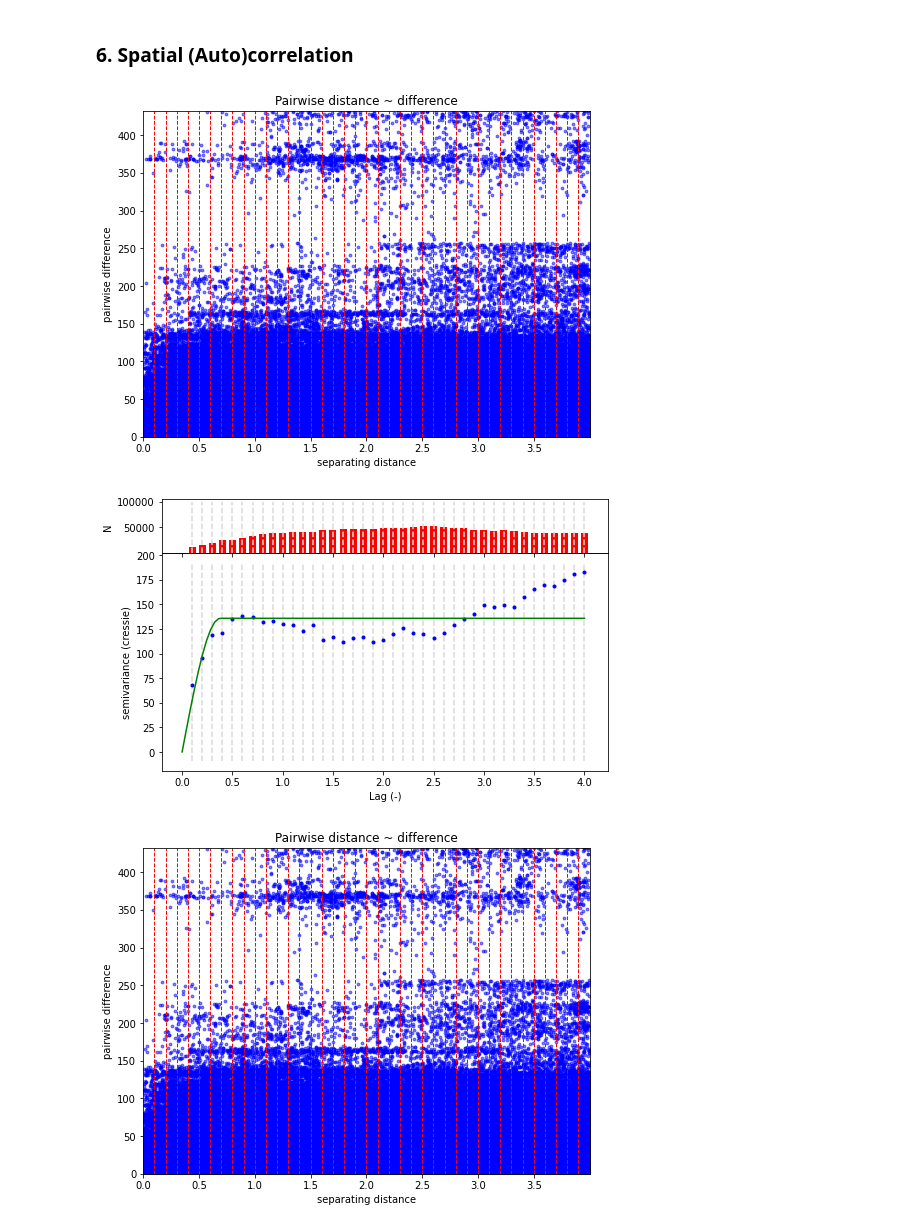
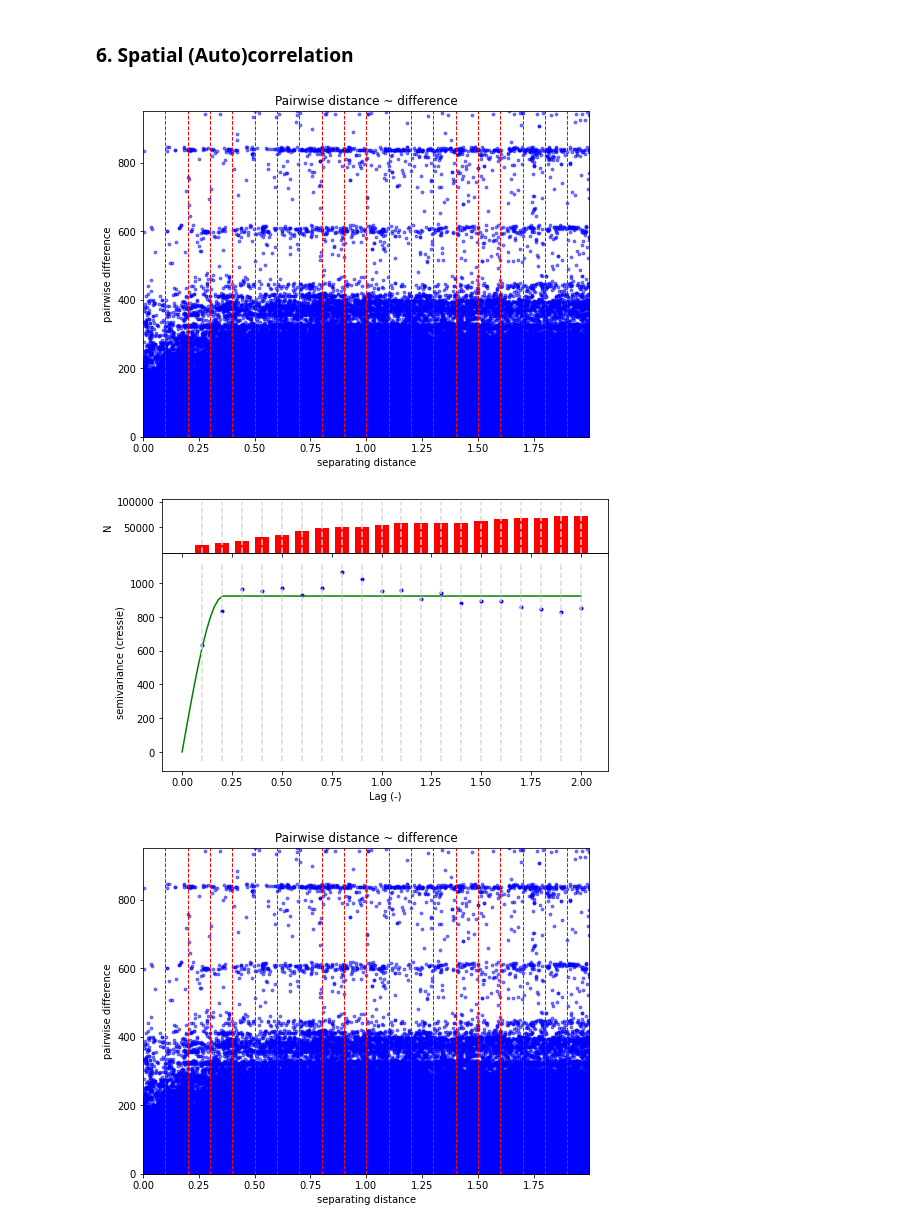
Before and after one commit to ameliaholcomb/biomass-recovery, a Jupyter notebook: notebooks/exploratory/26-ah2174-gedi-recovery-analysis.ipynb, the cells around one changed output. Drawn from its saved outputs; the diff is of its cells as text; code cells hidden in the pictures.

```diff
--- a/notebooks/exploratory/26-ah2174-gedi-recovery-analysis.ipynb
+++ b/notebooks/exploratory/26-ah2174-gedi-recovery-analysis.ipynb
@@ -23,7 +26,7 @@ import hvplot.pandas        # Necessary for calling .hvplot on a geodatafame
 # %% [markdown]
 ### 1. Read in data
 # %%
-df = pd.read_feather('/maps/forecol/data/Overlays/monte_carlo/results/std1/master_summary.feather')
+df = pd.read_feather('/maps/forecol/data/Overlays/monte_carlo_no_spatial_autocorr/results/nonan/master_summary.feather')
 
 l4a_data = df
 l4a_data['agcd'] = l4a_data.agbd * 0.47
@@ -296,23 +463,23 @@ Name: median_qreg_error, dtype: float64
 ### 6. Spatial (Auto)correlation
 # %%
 # Plot variogram based on residuals
-
 # Sample a random selection of data points
 k = 20      # Randomly sample 1/k th of the points
 np.random.seed(42)
 idxs = np.random.randint(0, len(quality_gedi), (int(len(quality_gedi) / k)))
+#coords = np.column_stack([quality_gedi_gdf.iloc[idxs].geometry.x, quality_gedi_gdf.iloc[idxs].geometry.y])
 coords = quality_gedi.iloc[idxs][['lon_lowestmode', 'lat_lowestmode']].to_numpy()
 values = quality_gedi.iloc[idxs]['median_error'].abs().to_numpy()
 V = skg.Variogram(
     coords,         # Spatial coordinates
     values,         # Residuals
-    maxlag=40,       # Maximum distance (in lon,lat units) between data points to consider
-    n_lags=40,
+    maxlag=2,       # Maximum distance (in lon, lat degrees) between data points to consider
+    n_lags=20,
 )
 V.estimator = 'cressie'
 V.plot()
 V.distance_difference_plot()
 # %% [output]
-[figure, old version]
+[figure, new version]
-[figure, old version]
+[figure, new version]
-[figure, old version]
+[figure, new version]
```
Also changed, not shown: parts of 20 cells of this notebook, 3 other files.
